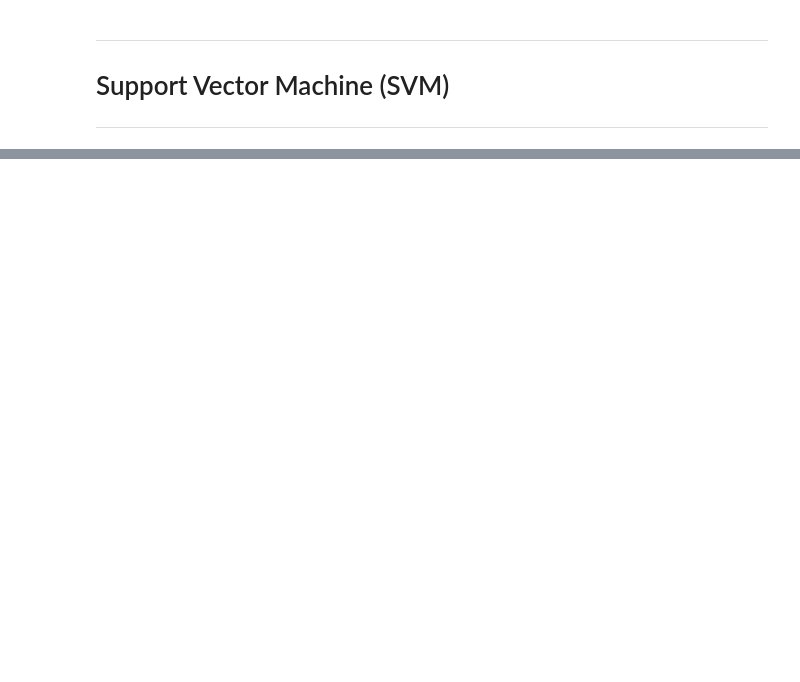
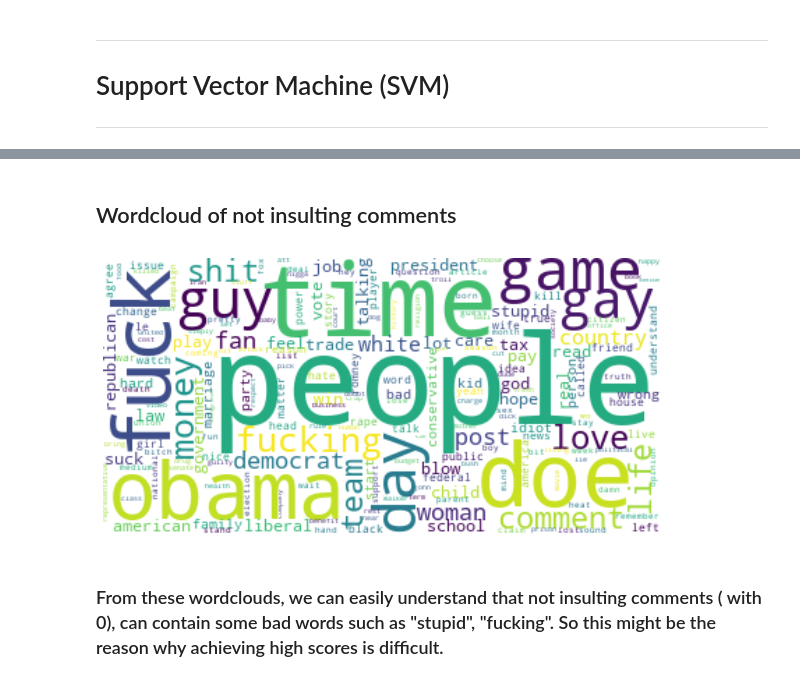
Before and after one commit to Myrto-Iglezou/Comment-Classifier, a Jupyter notebook: project3.ipynb, the cells around one changed output, grey strips where cells are left out. Cells and saved outputs as stored; diff of their text form; code cells hidden in the pictures; blank space fills up the shorter version.

```diff
--- a/project3.ipynb
+++ b/project3.ipynb
@@ -372,0 +441,8 @@ F1 score =  0.5971223021582733
+# %% [markdown]
+## Wordcloud of not insulting comments
+# %%
+generate_WordCloud(notins_tempdf['Comment'],stopwords)
+# %% [output]
+[figure, added]
+# %% [markdown]
+### From these wordclouds, we can easily understand that not insulting comments ( with 0), can contain some bad words such as "stupid", "fucking". So this might be the reason why achieving high scores is difficult.
```
Also changed, not shown: parts of 36 cells of this notebook.
